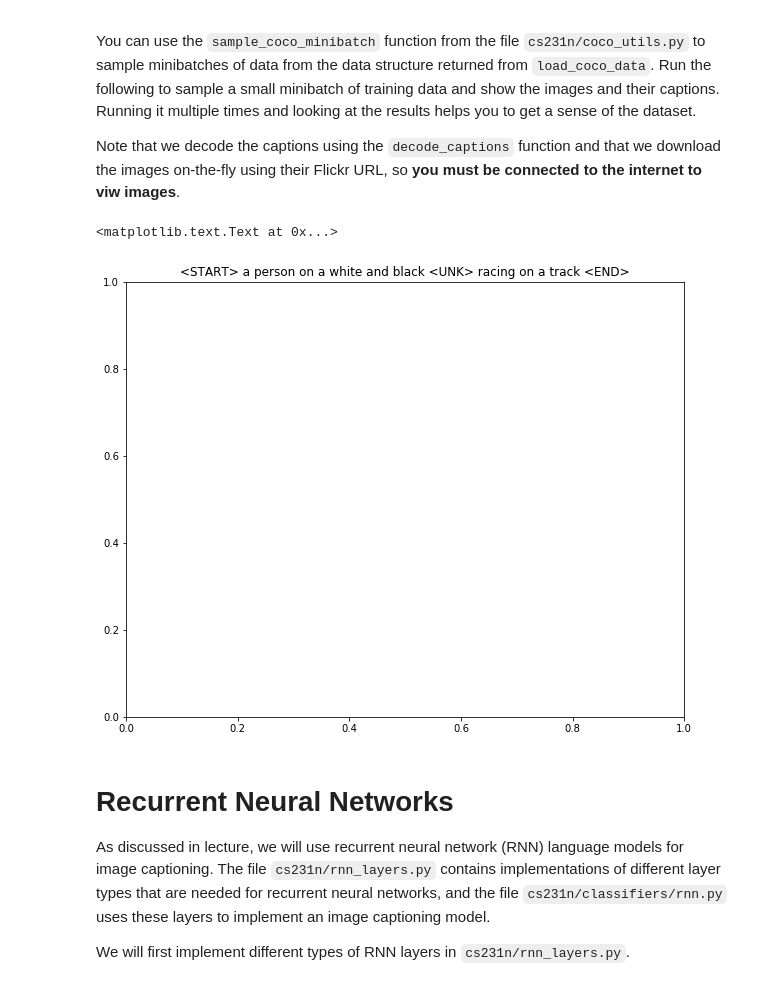
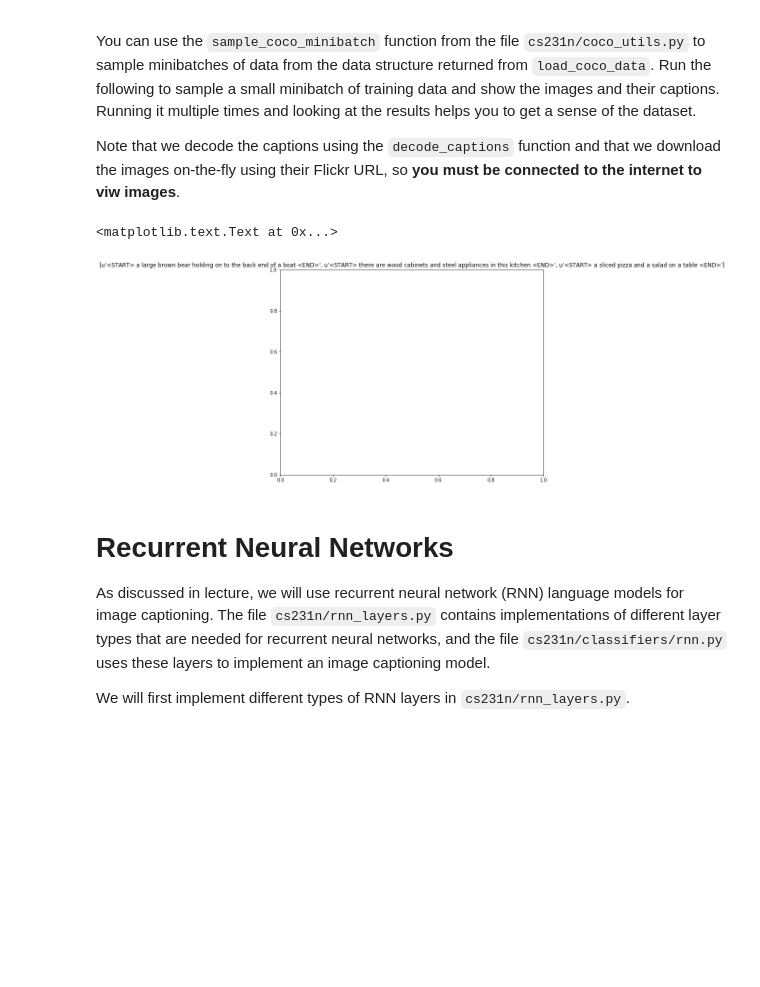
Before and after one commit to zixinh/CNN-RNN, a Jupyter notebook: assignment3/RNN_Captioning.ipynb, the cells around one changed output. Drawn from its saved outputs; the diff is of its cells as text; code cells hidden in the pictures; blank space fills up the shorter version.

```diff
--- a/assignment3/RNN_Captioning.ipynb
+++ b/assignment3/RNN_Captioning.ipynb
@@ -79,18 +79,18 @@ Note that we decode the captions using the `decode_captions` function and that w
 # %%
 # Sample a minibatch and show the images and captions
 # Browser problem that doesn't support Flickr URL, luckily, it doesn't matter with the implementation
 batch_size = 3
 
 captions, features, urls = sample_coco_minibatch(data, batch_size=batch_size)
 #for i, (caption, url) in enumerate(zip(captions, urls)):
   #plt.imshow(image_from_url(url))
   #plt.axis('off')
-caption_str = decode_captions(caption, data['idx_to_word'])
-  plt.title(caption_str)
+caption_str = decode_captions(captions, data['idx_to_word'])
+plt.title(caption_str)
   #plt.show()
 # %% [output]
 <matplotlib.text.Text at 0x...>
-[figure, old version]
+[figure, new version]
 # %% [markdown]
 # Recurrent Neural Networks
 As discussed in lecture, we will use recurrent neural network (RNN) language models for image captioning. The file `cs231n/rnn_layers.py` contains implementations of different layer types that are needed for recurrent neural networks, and the file `cs231n/classifiers/rnn.py` uses these layers to implement an image captioning model.
```
Also changed, not shown: parts of 1 cell of this notebook, 6 other files.
